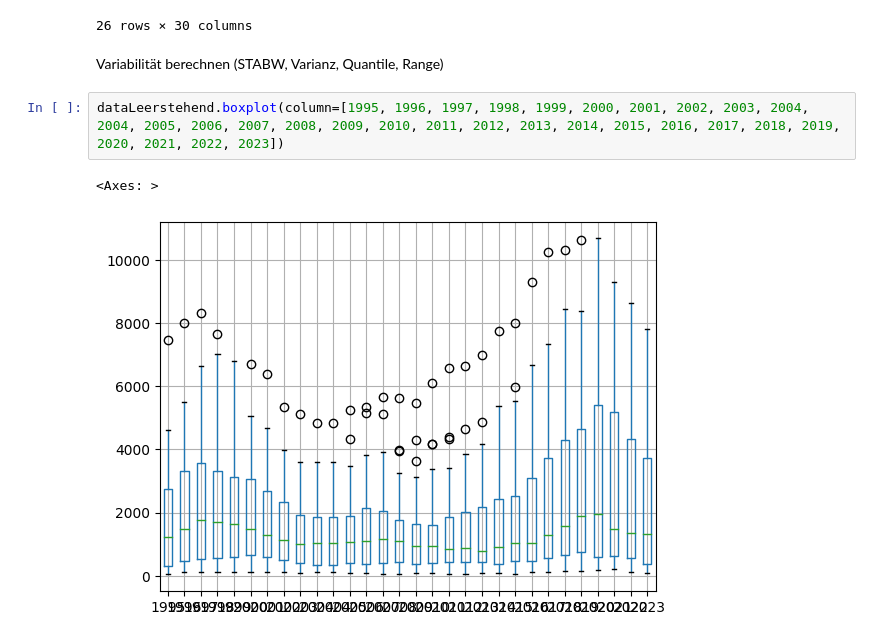
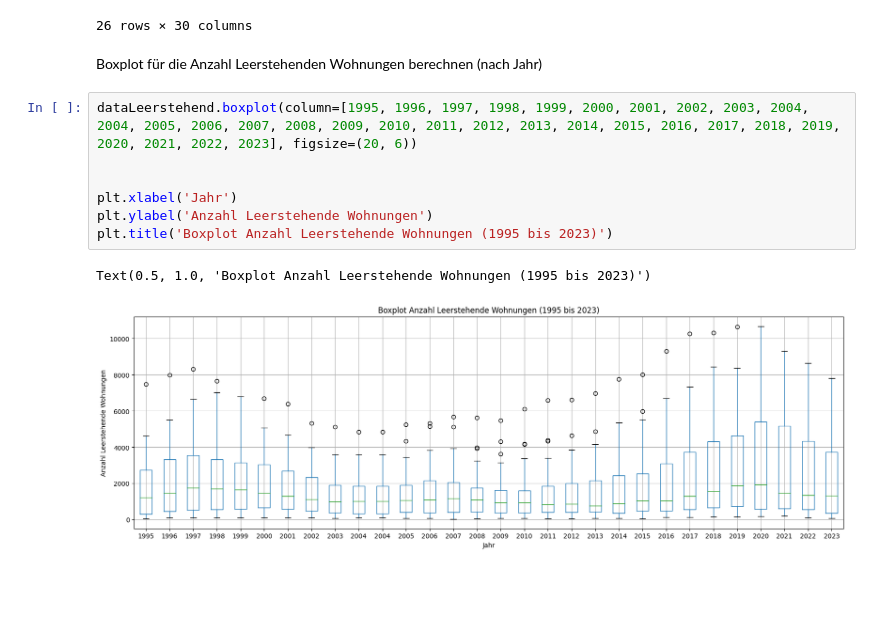
Before and after one commit to GRUPPE-BINA24/Datenspeicher, a Jupyter notebook: Kopie_von_Semesterarbeit_BINA.ipynb, the cells around one changed output. Drawn from its saved outputs; the diff is of its cells as text; blank space fills up the shorter version.

Commit message:
Boxplot erstellt

```diff
--- a/Kopie_von_Semesterarbeit_BINA.ipynb
+++ b/Kopie_von_Semesterarbeit_BINA.ipynb
@@ -189,10 +189,15 @@ dataLeerstehend.mode()
 | 24 | Kanton Zug | 4611.0 | 5497.0 | 6632.0 | 7012.0 | 5715.0 | 5063.0 | NaN | 3981.0 | 3605.0 | ... | ... |
 | 25 | Kanton Zürich | 7475.0 | 7999.0 | 8327.0 | 7664.0 | 6800.0 | 6702.0 | NaN | 5335.0 | 5116.0 | ... | ... |
 26 rows × 30 columns
-# %% [markdown]
-Variabilität berechnen (STABW, Varianz, Quantile, Range)
+# %% [markdown]
+Boxplot für die Anzahl Leerstehenden Wohnungen berechnen (nach Jahr)
 # %%
-dataLeerstehend.boxplot(column=[1995, 1996, 1997, 1998, 1999, 2000, 2001, 2002, 2003, 2004, 2004, 2005, 2006, 2007, 2008, 2009, 2010, 2011, 2012, 2013, 2014, 2015, 2016, 2017, 2018, 2019, 2020, 2021, 2022, 2023])
+dataLeerstehend.boxplot(column=[1995, 1996, 1997, 1998, 1999, 2000, 2001, 2002, 2003, 2004, 2004, 2005, 2006, 2007, 2008, 2009, 2010, 2011, 2012, 2013, 2014, 2015, 2016, 2017, 2018, 2019, 2020, 2021, 2022, 2023], figsize=(20, 6))
+
+
+plt.xlabel('Jahr')
+plt.ylabel('Anzahl Leerstehende Wohnungen')
+plt.title('Boxplot Anzahl Leerstehende Wohnungen (1995 bis 2023)')
 # %% [output]
-<Axes: >
+Text(0.5, 1.0, 'Boxplot Anzahl Leerstehende Wohnungen (1995 bis 2023)')
-[figure, old version]
+[figure, new version]
```
Also changed, not shown: parts of 4 cells of this notebook.
